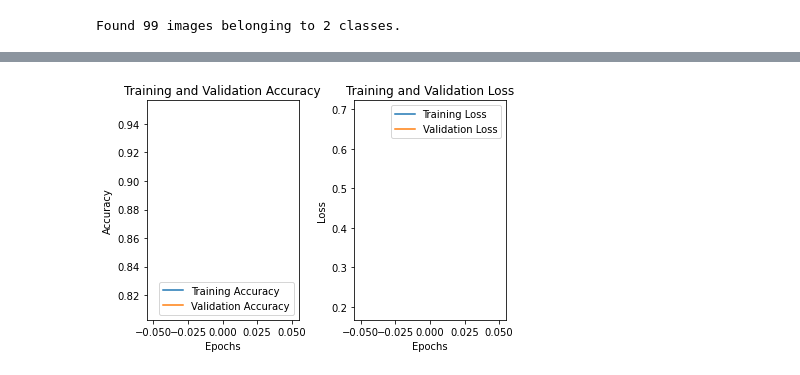
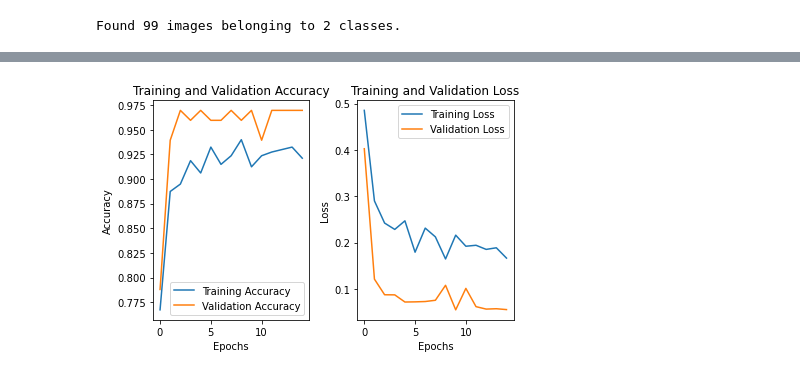
Before and after one commit to ishuagrawal/wildfire-cnn, a Jupyter notebook: augmented_model.ipynb, the cells around one changed output, grey strips where cells are left out. Saved outputs shown, nothing was run; the diff lists cells and outputs as text; code cells hidden in the pictures.

```diff
--- a/augmented_model.ipynb
+++ b/augmented_model.ipynb
@@ -85,24 +108,24 @@ Train for 27 steps, validate for 4 steps
 # %%
 acc = results.history['accuracy']
 val_acc = results.history['val_accuracy']
 
 loss = results.history['loss']
 val_loss = results.history['val_loss']
 
-epochs_range = range(15)
+epochs_range = range(hp.epochs)
 
 fig, ax = plt.subplots(1, 2)
 ax[0].plot(epochs_range, acc, label='Training Accuracy')
 ax[0].plot(epochs_range, val_acc, label='Validation Accuracy')
 ax[0].legend(loc='lower right')
 ax[0].set(title="Training and Validation Accuracy", xlabel="Epochs", ylabel="Accuracy")
 
 ax[1].plot(epochs_range, loss, label='Training Loss')
 ax[1].plot(epochs_range, val_loss, label='Validation Loss')
 ax[1].legend(loc='upper right')
 ax[1].set(title="Training and Validation Loss", xlabel="Epochs", ylabel="Loss")
 
 fig.tight_layout()
 plt.show()
 # %% [output]
-[figure, old version]
+[figure, new version]
```
Also changed, not shown: parts of 3 cells of this notebook, 3 other files.
